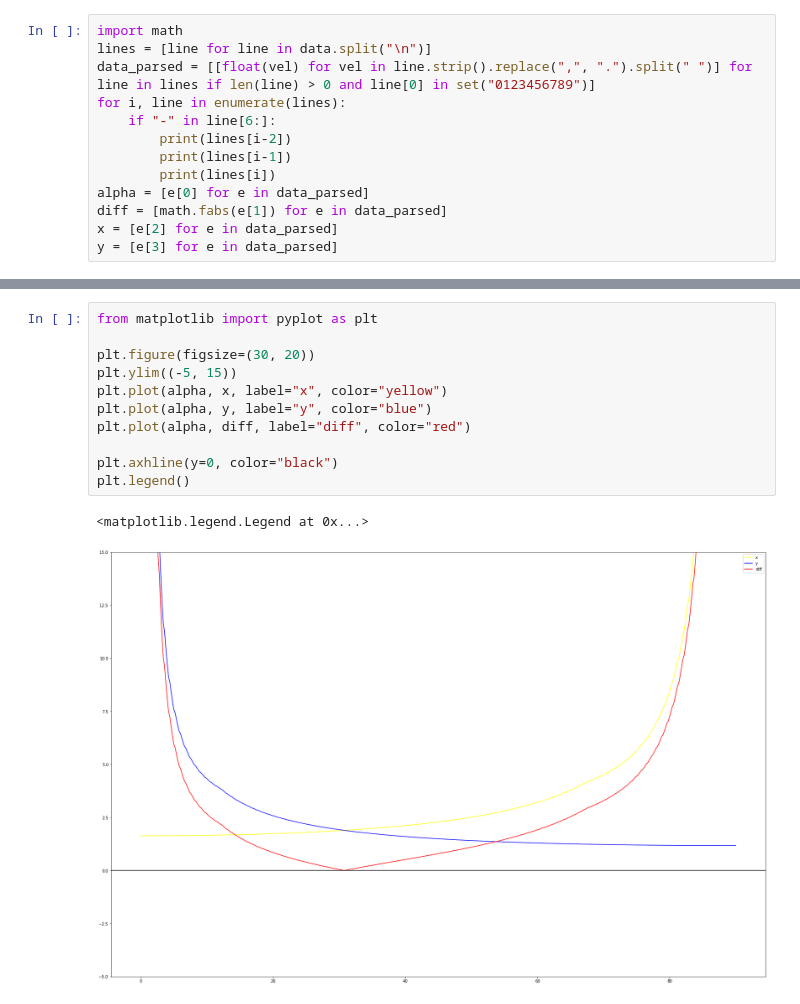
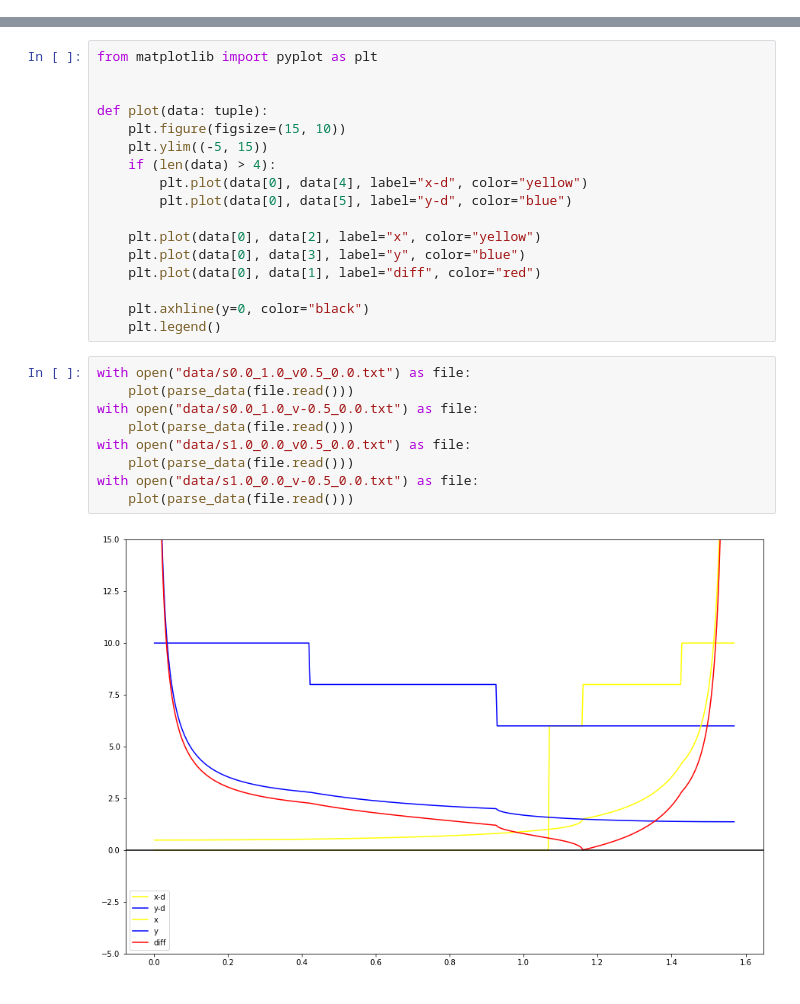
Before and after one commit to TIGERs-Mannheim/TrajectoryPlotter, a Jupyter notebook: testing.ipynb, the cells around one changed output, grey strips where cells are left out. Drawn from its saved outputs; the diff is of its cells as text.

```diff
--- a/testing.ipynb
+++ b/testing.ipynb
@@ -789,13 +0,0 @@ data = """0,0 -173657136,000 1,633 173657136,000
-# %%
-import math
-lines = [line for line in data.split("\n")]
-data_parsed = [[float(vel) for vel in line.strip().replace(",", ".").split(" ")] for line in lines if len(line) > 0 and line[0] in set("0123456789")]
-for i, line in enumerate(lines):
-    if "-" in line[6:]:
-        print(lines[i-2])
-        print(lines[i-1])
-        print(lines[i])
-alpha = [e[0] for e in data_parsed]
-diff = [math.fabs(e[1]) for e in data_parsed]
-x = [e[2] for e in data_parsed]
-y = [e[3] for e in data_parsed]
@@ -802,14 +42,28 @@ y = [e[3] for e in data_parsed]
 # %%
 from matplotlib import pyplot as plt
 
-plt.figure(figsize=(30, 20))
-plt.ylim((-5, 15))
-plt.plot(alpha, x, label="x", color="yellow")
-plt.plot(alpha, y, label="y", color="blue")
-plt.plot(alpha, diff, label="diff", color="red")
 
-plt.axhline(y=0, color="black")
-plt.legend()
+def plot(data: tuple):
+    plt.figure(figsize=(15, 10))
+    plt.ylim((-5, 15))
+    if (len(data) > 4):
+        plt.plot(data[0], data[4], label="x-d", color="yellow")
+        plt.plot(data[0], data[5], label="y-d", color="blue")
+
+    plt.plot(data[0], data[2], label="x", color="yellow")
+    plt.plot(data[0], data[3], label="y", color="blue")
+    plt.plot(data[0], data[1], label="diff", color="red")
+
+    plt.axhline(y=0, color="black")
+    plt.legend()
-# %% [output]
-<matplotlib.legend.Legend at 0x...>
-[figure, removed]
+# %%
+with open("data/s0.0_1.0_v0.5_0.0.txt") as file:
+    plot(parse_data(file.read()))
+with open("data/s0.0_1.0_v-0.5_0.0.txt") as file:
+    plot(parse_data(file.read()))
+with open("data/s1.0_0.0_v0.5_0.0.txt") as file:
+    plot(parse_data(file.read()))
+with open("data/s1.0_0.0_v-0.5_0.0.txt") as file:
+    plot(parse_data(file.read()))
+# %% [output]
+[figure, added]
```
Also changed, not shown: parts of 4 cells of this notebook, 6 other files.
